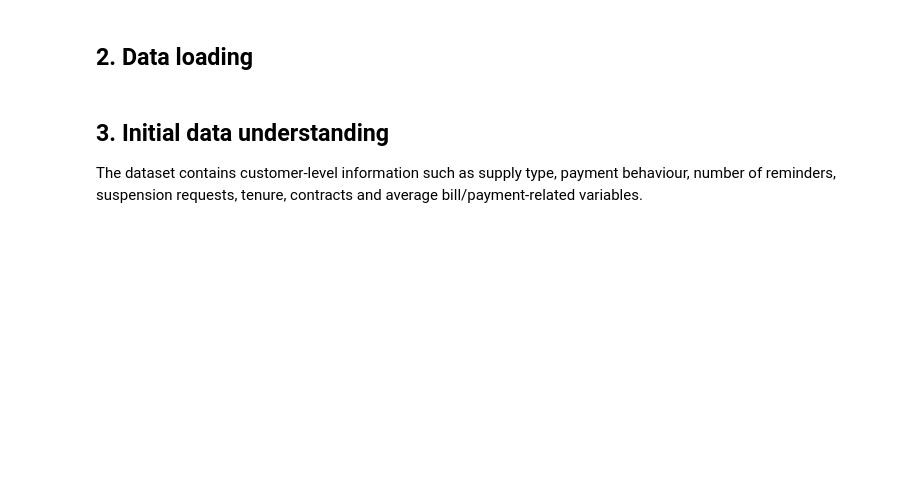
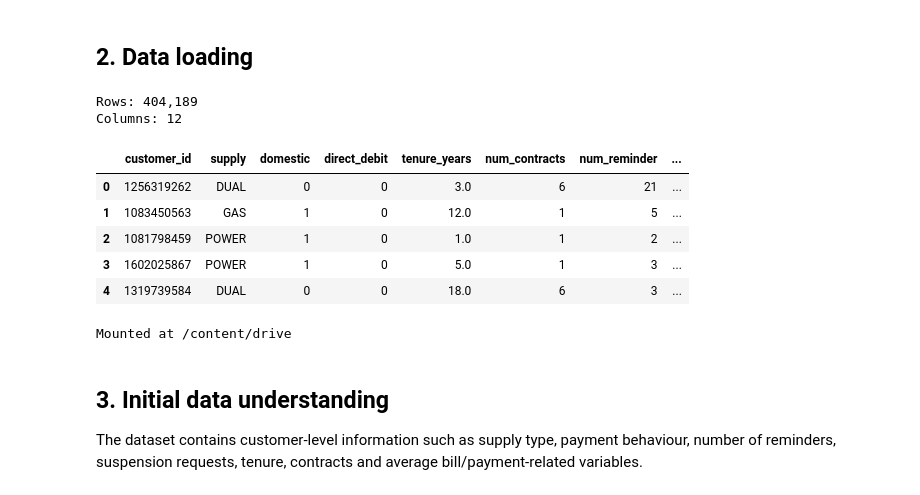
Before and after one commit to saiugiovanni/customer-segmentation-kmeans, a Jupyter notebook: customer_segmentation_kmeans.ipynb, the cells around one changed output. Saved outputs shown, nothing was run; the diff lists cells and outputs as text; code cells hidden in the pictures; blank space fills up the shorter version.

```diff
--- a/customer_segmentation_kmeans.ipynb
+++ b/customer_segmentation_kmeans.ipynb
@@ -50,11 +52,25 @@ print(f"Reading data from: {raw_database_path}")
 # %% [markdown]
 ## 2. Data loading
 # %%
-db_raw = pd.read_csv(raw_database_path)
+db_raw = pd.read_csv("/raw_database.csv")
 
 print(f"Rows: {db_raw.shape[0]:,}")
 print(f"Columns: {db_raw.shape[1]}")
 db_raw.head()
+# %% [output]
+Rows: 404,189
+Columns: 12
+|  | customer_id | supply | domestic | direct_debit | tenure_years | num_contracts | num_reminder | ... |
+| 0 | 1256319262 | DUAL | 0 | 0 | 3.0 | 6 | 21 | ... |
+| 1 | 1083450563 | GAS | 1 | 0 | 12.0 | 1 | 5 | ... |
+| 2 | 1081798459 | POWER | 1 | 0 | 1.0 | 1 | 2 | ... |
+| 3 | 1602025867 | POWER | 1 | 0 | 5.0 | 1 | 3 | ... |
+| 4 | 1319739584 | DUAL | 0 | 0 | 18.0 | 6 | 3 | ... |
+# %%
+from google.colab import drive
+drive.mount('/content/drive')
+# %% [output]
+Mounted at /content/drive
 # %% [markdown]
 ## 3. Initial data understanding
 
```
Also changed, not shown: parts of 15 cells of this notebook.
